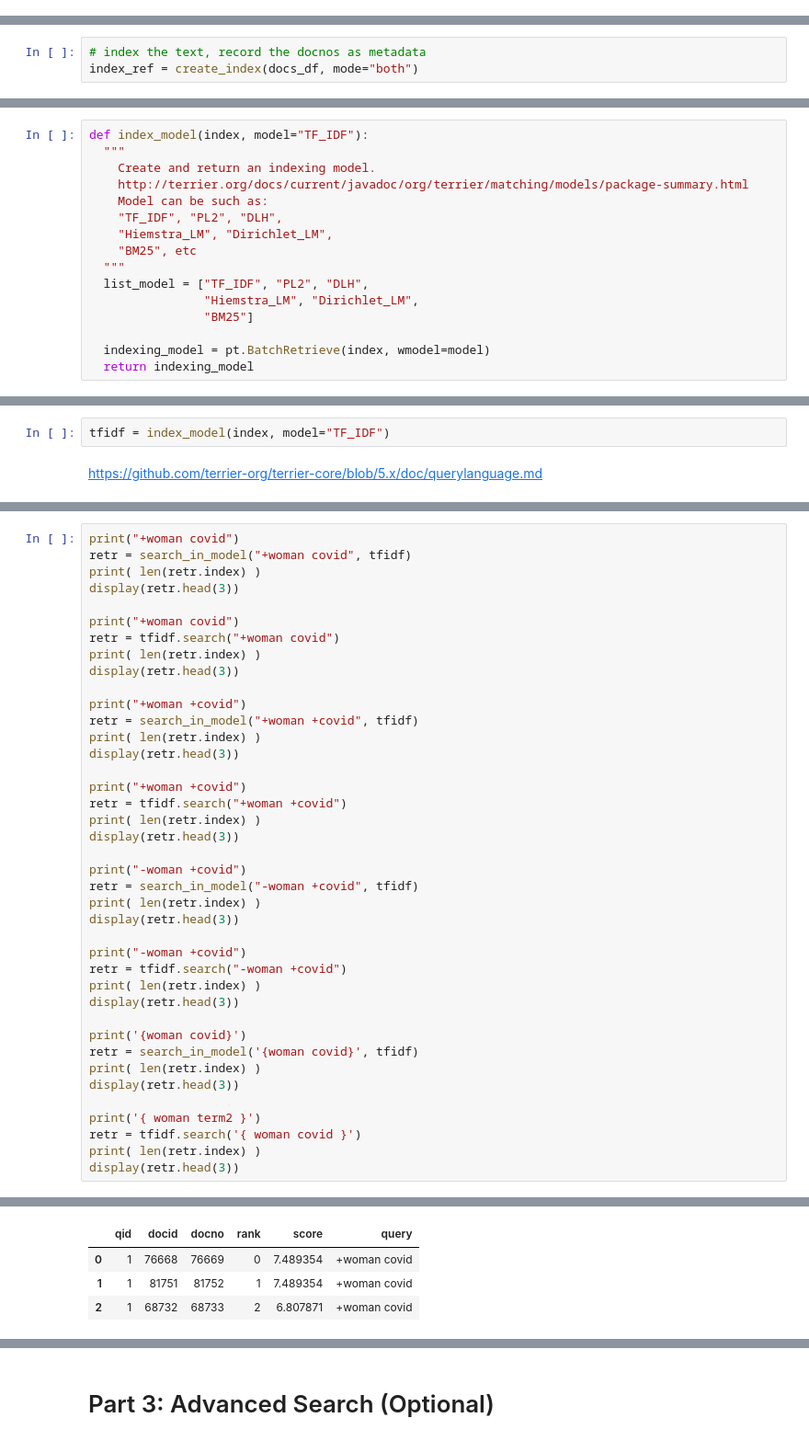
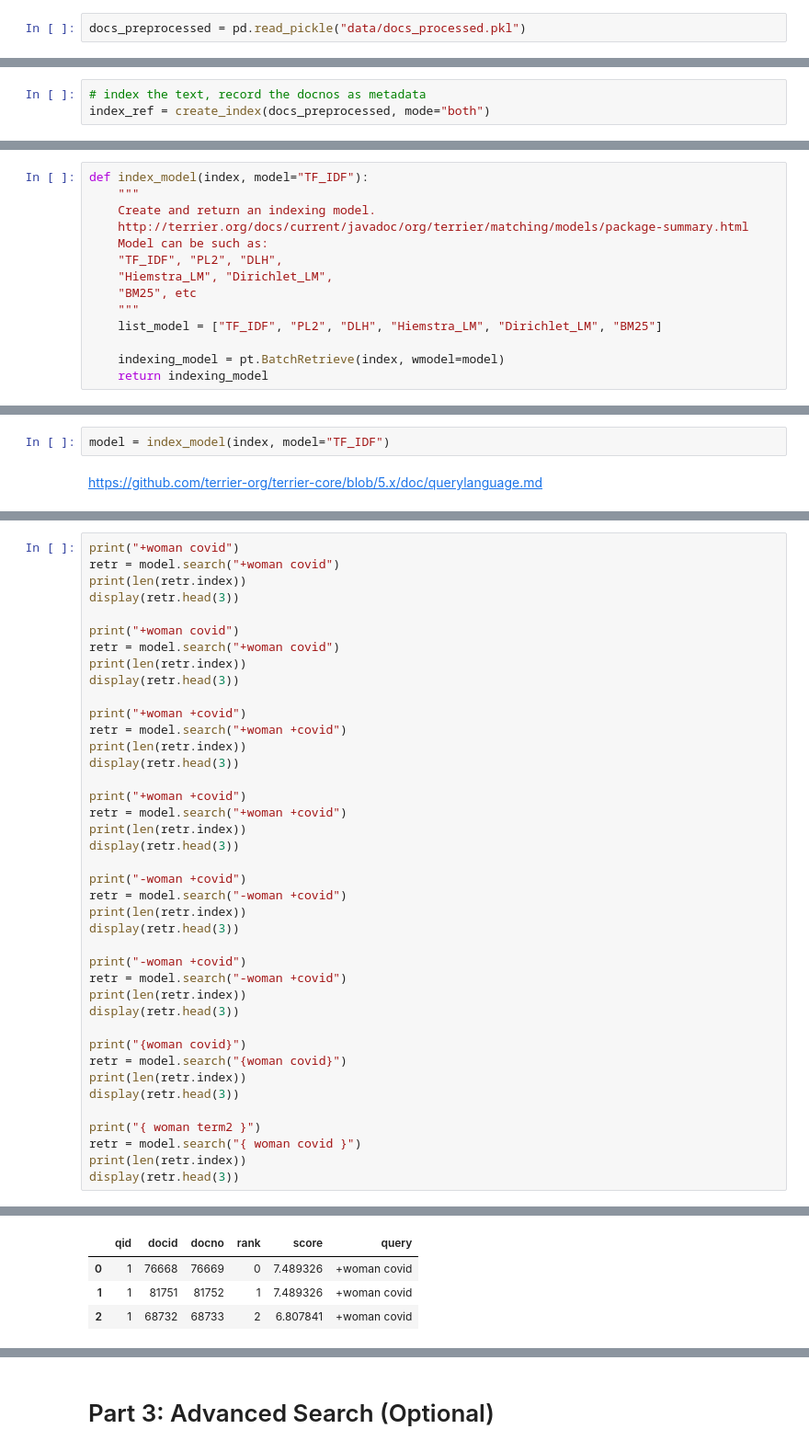
Before and after one commit to saiteki-kai/ir-covid, a Jupyter notebook: IR_Covid.ipynb, the cells around one changed output, grey strips where cells are left out. Shown at 92% size. Saved outputs shown, nothing was run; the diff lists cells and outputs as text.

```diff
--- a/IR_Covid.ipynb
+++ b/IR_Covid.ipynb
@@ -529,0 +413,2 @@ The dataset has the type <class 'str'> for the column DOI
+# %%
+docs_preprocessed = pd.read_pickle("data/docs_processed.pkl")
@@ -596,4 +525,4 @@ def create_index(docs_df, mode="both", indexer_path="./pd_index"):
 # %%
 # index the text, record the docnos as metadata
-index_ref = create_index(docs_df, mode="both")
+index_ref = create_index(docs_preprocessed, mode="both")
 # %% [output]
@@ -648,17 +583,15 @@ Positions:   false
 .....
 # %%
 def index_model(index, model="TF_IDF"):
-  """
+    """
     Create and return an indexing model.
     http://terrier.org/docs/current/javadoc/org/terrier/matching/models/package-summary.html
     Model can be such as:
     "TF_IDF", "PL2", "DLH",
     "Hiemstra_LM", "Dirichlet_LM",
     "BM25", etc
-  """
-  list_model = ["TF_IDF", "PL2", "DLH",
-                "Hiemstra_LM", "Dirichlet_LM",
-                "BM25"]
+    """
+    list_model = ["TF_IDF", "PL2", "DLH", "Hiemstra_LM", "Dirichlet_LM", "BM25"]
 
-  indexing_model = pt.BatchRetrieve(index, wmodel=model)
-  return indexing_model
+    indexing_model = pt.BatchRetrieve(index, wmodel=model)
+    return indexing_model
@@ -678,4 +598,4 @@ def search_in_model(query, model, lower=True, URLs_remove=True, doi_remove=True,
 # %%
-tfidf = index_model(index, model="TF_IDF")
+model = index_model(index, model="TF_IDF")
 # %% [markdown]
 https://github.com/terrier-org/terrier-core/blob/5.x/doc/querylanguage.md
@@ -699,50 +633,50 @@ search_in_model("china", tfidf)
 # %%
 print("+woman covid")
-retr = search_in_model("+woman covid", tfidf)
-print( len(retr.index) )
+retr = model.search("+woman covid")
+print(len(retr.index))
 display(retr.head(3))
 
 print("+woman covid")
-retr = tfidf.search("+woman covid")
-print( len(retr.index) )
+retr = model.search("+woman covid")
+print(len(retr.index))
 display(retr.head(3))
 
 print("+woman +covid")
-retr = search_in_model("+woman +covid", tfidf)
-print( len(retr.index) )
+retr = model.search("+woman +covid")
+print(len(retr.index))
 display(retr.head(3))
 
 print("+woman +covid")
-retr = tfidf.search("+woman +covid")
-print( len(retr.index) )
+retr = model.search("+woman +covid")
+print(len(retr.index))
 display(retr.head(3))
 
 print("-woman +covid")
-retr = search_in_model("-woman +covid", tfidf)
-print( len(retr.index) )
+retr = model.search("-woman +covid")
+print(len(retr.index))
 display(retr.head(3))
 
 print("-woman +covid")
-retr = tfidf.search("-woman +covid")
-print( len(retr.index) )
+retr = model.search("-woman +covid")
+print(len(retr.index))
 display(retr.head(3))
 
-print('{woman covid}')
-retr = search_in_model('{woman covid}', tfidf)
-print( len(retr.index) )
+print("{woman covid}")
+retr = model.search("{woman covid}")
+print(len(retr.index))
 display(retr.head(3))
 
-print('{ woman term2 }')
-retr = tfidf.search('{ woman covid }')
-print( len(retr.index) )
+print("{ woman term2 }")
+retr = model.search("{ woman covid }")
+print(len(retr.index))
 display(retr.head(3))
 # %% [output]
 +woman covid
 620
 |  | qid | docid | docno | rank | score | query |
-| 0 | 1 | 76668 | 76669 | 0 | 7.489354 | +woman covid |
-| 1 | 1 | 81751 | 81752 | 1 | 7.489354 | +woman covid |
-| 2 | 1 | 68732 | 68733 | 2 | 6.807871 | +woman covid |
+| 0 | 1 | 76668 | 76669 | 0 | 7.489326 | +woman covid |
+| 1 | 1 | 81751 | 81752 | 1 | 7.489326 | +woman covid |
+| 2 | 1 | 68732 | 68733 | 2 | 6.807841 | +woman covid |
 +woman covid
 620
 |  | qid | docid | docno | rank | score | query |
```
Also changed, not shown: parts of 65 cells of this notebook, 1 other file.
